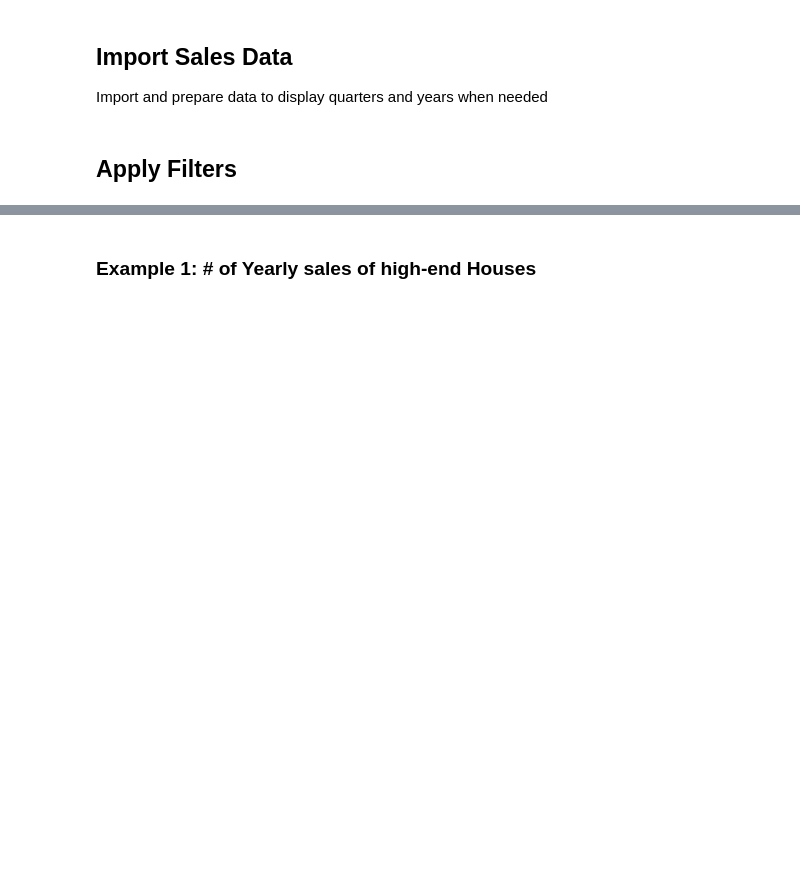
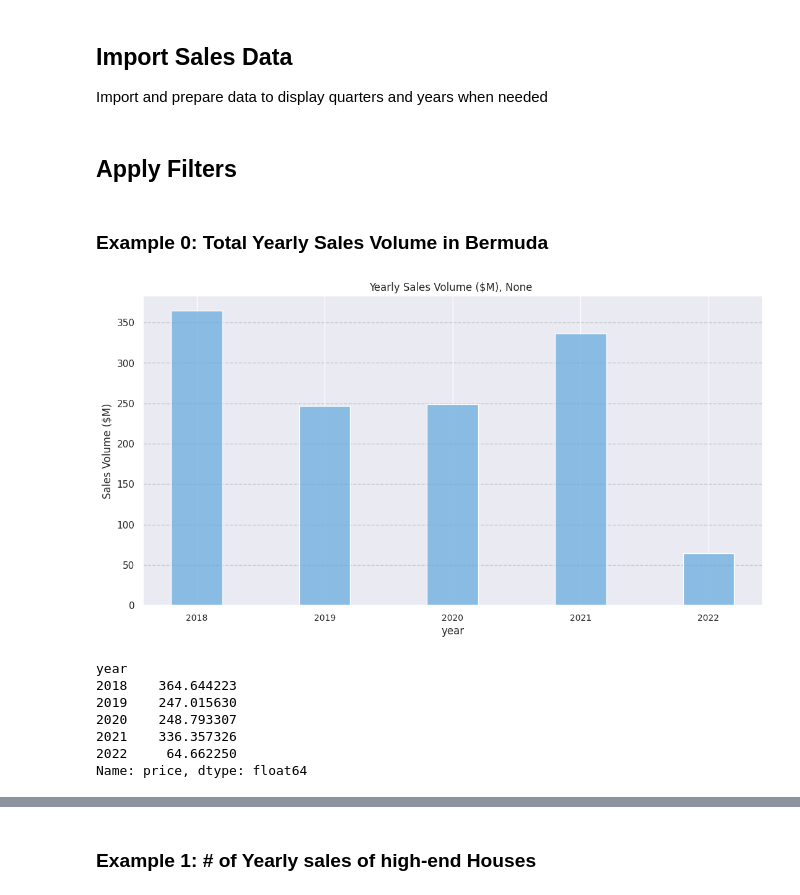
Before and after one commit to bermuda-automation/kw-data-reports, a Jupyter notebook: reports_data_and_graphs.ipynb, the cells around one changed output, grey strips where cells are left out. Cells and saved outputs as stored; diff of their text form; code cells hidden in the pictures; blank space fills up the shorter version.

```diff
--- a/reports_data_and_graphs.ipynb
+++ b/reports_data_and_graphs.ipynb
@@ -163,3 +176,27 @@ Import and prepare data to display quarters and years when needed
 df = rep.import_sales_data("./../kw-data-import/data/kw-sales.csv")
 # %% [markdown]
 ## Apply Filters
+# %% [markdown]
+### Example 0: Total Yearly Sales Volume in Bermuda
+# %%
+indicator = "sales_volume"
+period = "year"
+starting_year, final_year = 2018, 2022
+location = "Bermuda"
+property_type = "all"
+bracket_dict = None # house_arv_brackets
+bracket = None
+
+df = rep.import_sales_data("./../kw-data-import/data/kw-sales.csv") # import data
+df = filter_and_graph(df, starting_year, final_year, property_type,
+                     bracket_dict, bracket, indicator, period, location)
+print(df)
+# %% [output]
+[figure, added]
+year
+2018    364.644223
+2019    247.015630
+2020    248.793307
+2021    336.357326
+2022     64.662250
+Name: price, dtype: float64
```
Also changed, not shown: parts of 19 cells of this notebook, 1 other file.
